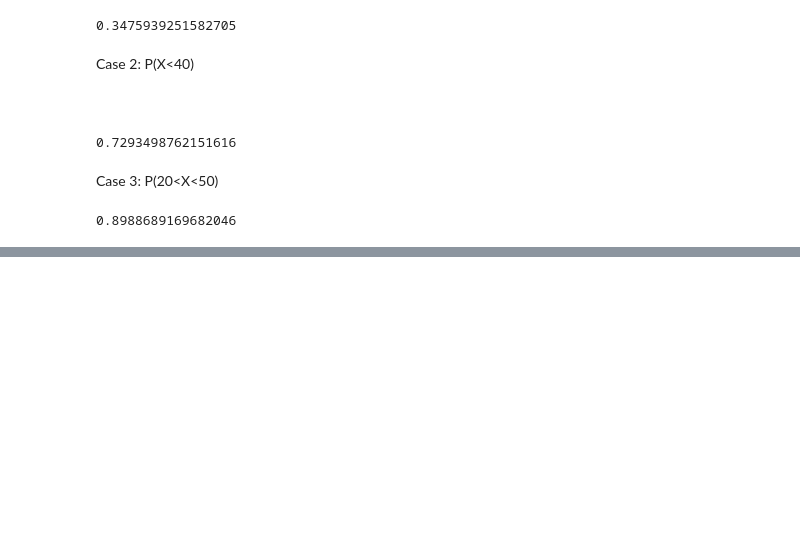
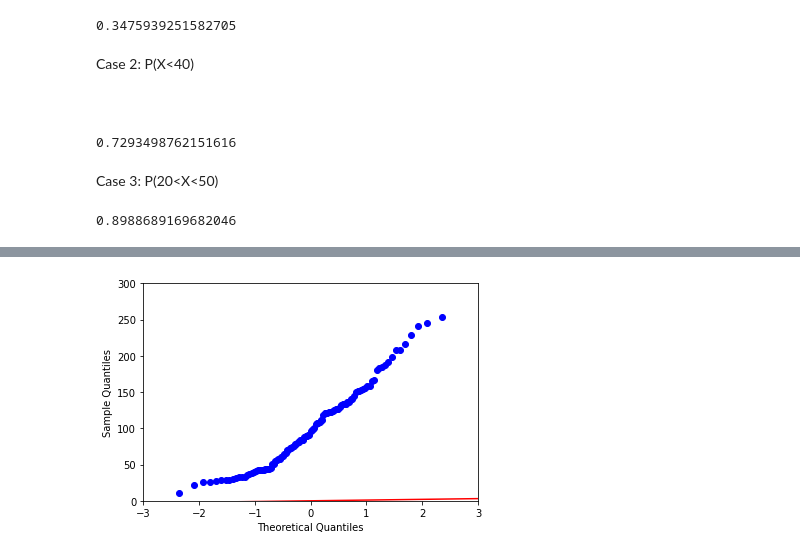
Before and after one commit to Bitirna/reimagined-doodle, a Jupyter notebook: probability_of_cars.ipynb, the cells around one changed output, grey strips where cells are left out. Cells and saved outputs as stored; diff of their text form; code cells hidden in the pictures; blank space fills up the shorter version.

```diff
--- a/probability_of_cars.ipynb
+++ b/probability_of_cars.ipynb
@@ -42,0 +62,7 @@ stats.norm.cdf(x=50,loc = pd_car.MPG.mean(), scale = pd_car.MPG.std()) - stats.n
+# %%
+sm.qqplot(ad_wst["AT"], line ='45')
+plt.xlim(-3,3)
+plt.ylim(0,300)
+py.show()
+# %% [output]
+[figure, added]
```
Also changed, not shown: parts of 4 cells of this notebook.
